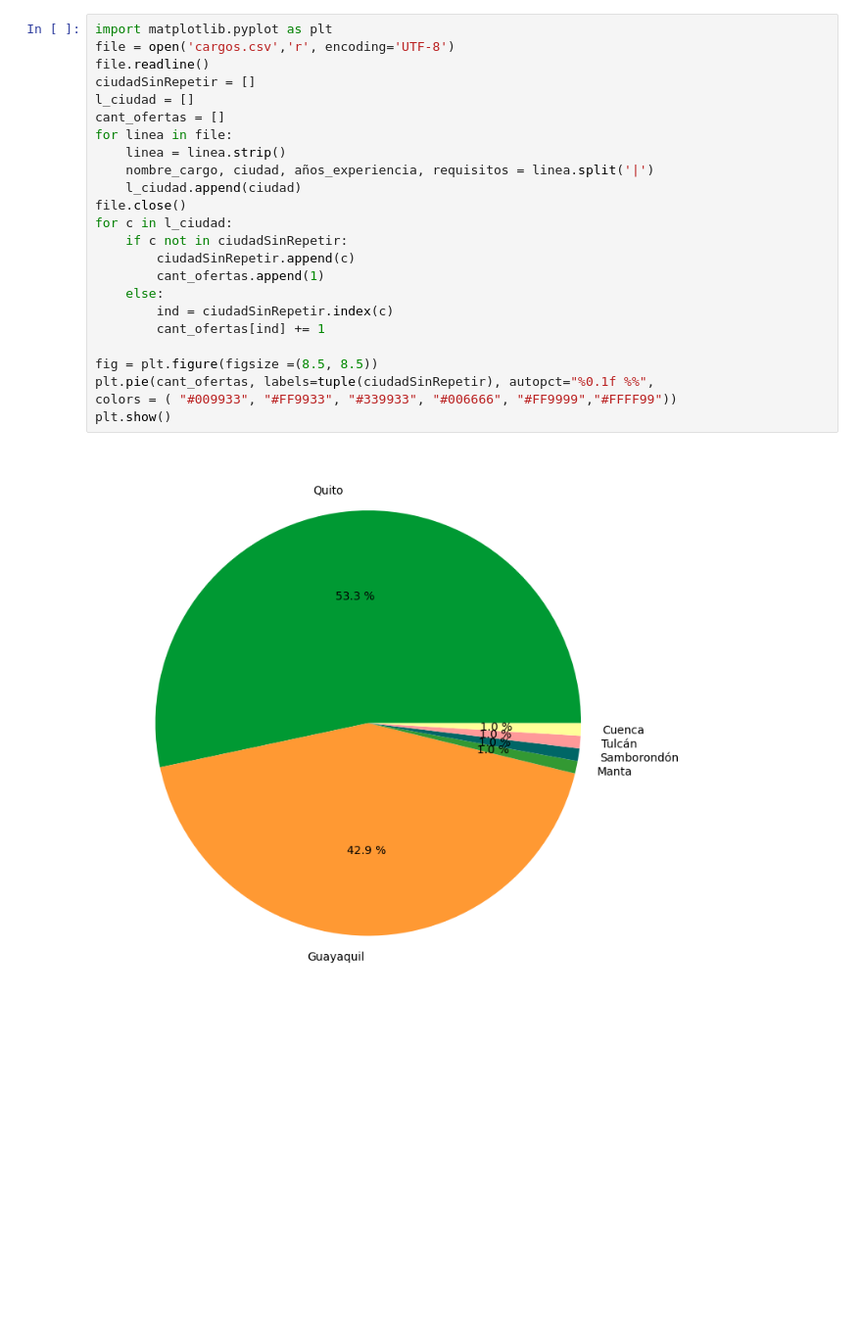
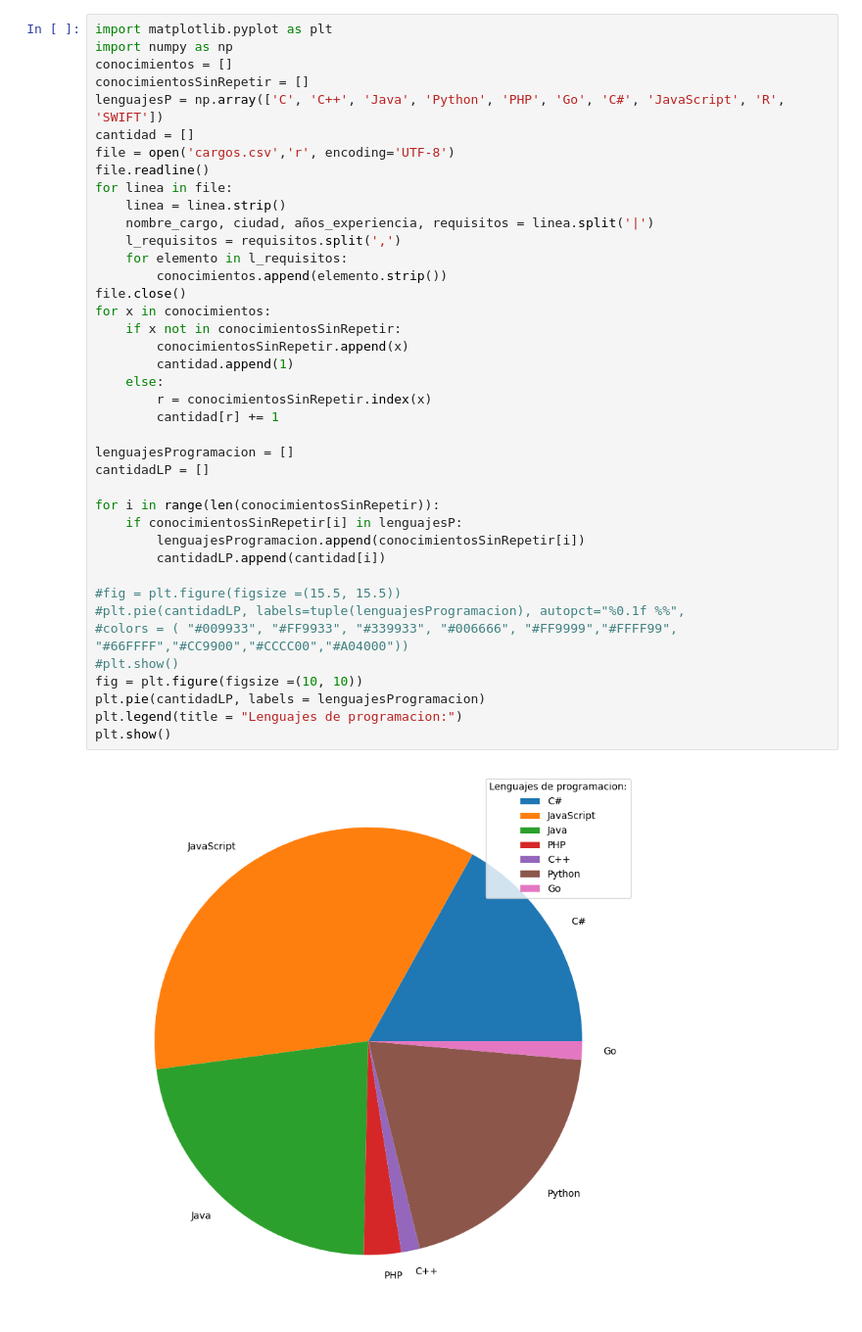
Before and after one commit to jcotrina2000/Sprint-1-Scraping, a Jupyter notebook: Scraping_JohnnyCotrina/Visualizacion.ipynb, the cells around one changed output. Shown at 98% size. Cells and saved outputs as stored; diff of their text form; blank space fills up the shorter version.

Commit message:
cambios codigo visualizacion

```diff
--- a/Scraping_JohnnyCotrina/Visualizacion.ipynb
+++ b/Scraping_JohnnyCotrina/Visualizacion.ipynb
@@ -1,26 +53,42 @@
 # %%
 import matplotlib.pyplot as plt
+import numpy as np
+conocimientos = []
+conocimientosSinRepetir = []
+lenguajesP = np.array(['C', 'C++', 'Java', 'Python', 'PHP', 'Go', 'C#', 'JavaScript', 'R', 'SWIFT'])
+cantidad = []
 file = open('cargos.csv','r', encoding='UTF-8')
 file.readline()
-ciudadSinRepetir = []
-l_ciudad = []
-cant_ofertas = []
 for linea in file:
     linea = linea.strip()
     nombre_cargo, ciudad, años_experiencia, requisitos = linea.split('|')
-    l_ciudad.append(ciudad)
+    l_requisitos = requisitos.split(',')
+    for elemento in l_requisitos:
+        conocimientos.append(elemento.strip())
 file.close()
-for c in l_ciudad:
-    if c not in ciudadSinRepetir:
-        ciudadSinRepetir.append(c)
-        cant_ofertas.append(1)
+for x in conocimientos:
+    if x not in conocimientosSinRepetir:
+        conocimientosSinRepetir.append(x)
+        cantidad.append(1)
     else:
-        ind = ciudadSinRepetir.index(c)
-        cant_ofertas[ind] += 1
+        r = conocimientosSinRepetir.index(x)
+        cantidad[r] += 1
 
-fig = plt.figure(figsize =(8.5, 8.5))
-plt.pie(cant_ofertas, labels=tuple(ciudadSinRepetir), autopct="%0.1f %%",
-colors = ( "#009933", "#FF9933", "#339933", "#006666", "#FF9999","#FFFF99"))
+lenguajesProgramacion = []
+cantidadLP = []
+
+for i in range(len(conocimientosSinRepetir)):
+    if conocimientosSinRepetir[i] in lenguajesP:
+        lenguajesProgramacion.append(conocimientosSinRepetir[i])
+        cantidadLP.append(cantidad[i])
+
+#fig = plt.figure(figsize =(15.5, 15.5))
+#plt.pie(cantidadLP, labels=tuple(lenguajesProgramacion), autopct="%0.1f %%",
+#colors = ( "#009933", "#FF9933", "#339933", "#006666", "#FF9999","#FFFF99", "#66FFFF","#CC9900","#CCCC00","#A04000"))
+#plt.show()
+fig = plt.figure(figsize =(10, 10))
+plt.pie(cantidadLP, labels = lenguajesProgramacion)
+plt.legend(title = "Lenguajes de programacion:")
 plt.show()
 # %% [output]
-[figure, old version]
+[figure, new version]
```
Also changed, not shown: parts of 4 cells of this notebook, 2 other files.
